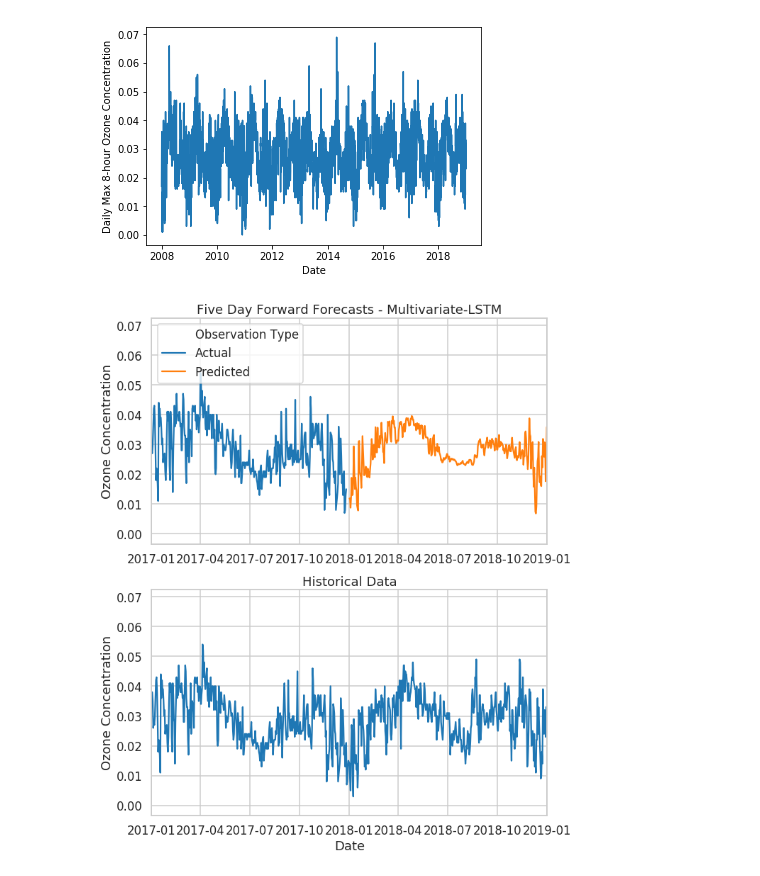
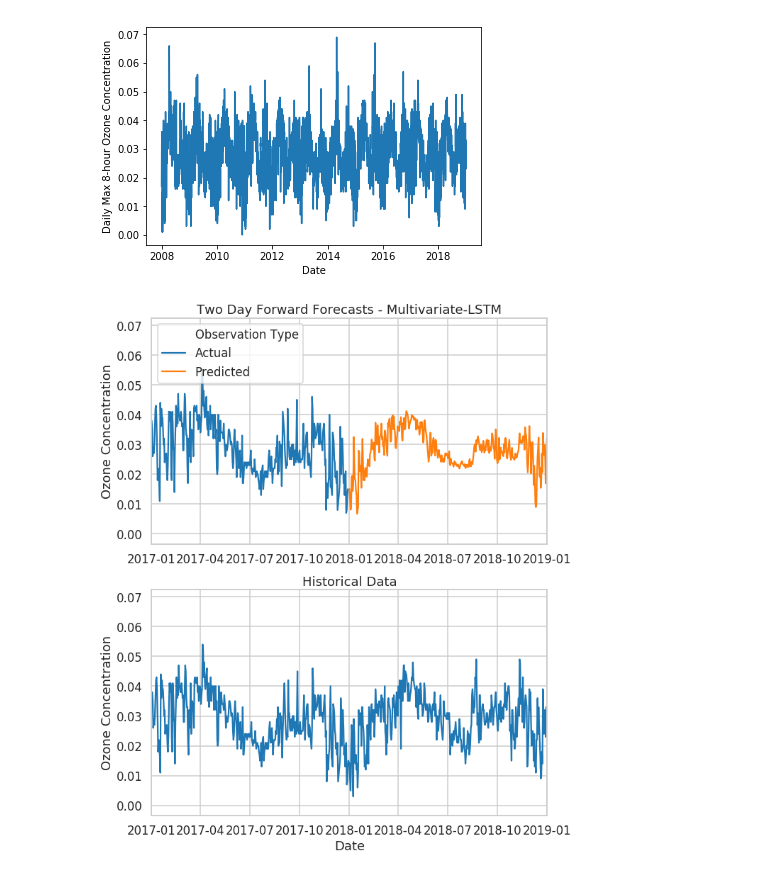
Before and after one commit to yeewill/project-5-Air-Quality-Forecast, a Jupyter notebook: 05 MultiVariable LSTM two days out.ipynb, the cells around one changed output. Drawn from its saved outputs; the diff is of its cells as text; code cells hidden in the pictures.

```diff
--- a/05 MultiVariable LSTM two days out.ipynb
+++ b/05 MultiVariable LSTM two days out.ipynb
@@ -150,7 +112,7 @@ values = values.astype('float32')
 scaler = MinMaxScaler()
 scaled = scaler.fit_transform(values)
 # frame as supervised learning
-reframed = series_to_supervised(scaled, 7, 5)
+reframed = series_to_supervised(scaled, 7, 2)
 # drop columns we don't want to predict
 
 reframed.head()
@@ -163,7 +125,7 @@ reframed.head()
 | 11 | 0.478261 | 0.020058 | 0.135773 | 0.248947 | 0.582093 | 0.810127 | 0.471455 | 0.390901 | 0.537604 | ... |
 # %%
 y = reframed.iloc[:,-11].values
-X = reframed.drop(['var1(t)','var1(t+1)','var1(t+2)','var1(t+3)','var1(t+4)'], axis =1).values
+X = reframed.drop(['var1(t)','var1(t+1)'], axis =1).values
 # split into train and test sets
 
 n_train_days = 3100
@@ -312,7 +259,7 @@ train_data['Observation Type'] = 'Actual'
 
 val_data = pd.DataFrame({
     'Ozone Concentration':val_y,
-    'Date':dataset.index[3107:-364]
+    'Date':dataset.index[3107:-361]
 })
 val_data['Observation Type'] = 'Actual'
 
@@ -340,28 +287,28 @@ sns.lineplot(x=dataset.index,y=dataset['Daily Max 8-hour Ozone Concentration'])
 # %%
 sns.set_style('whitegrid')
 sns.set_context('talk')
 
 
 plt.figure(figsize=(10,2))
 
 
 plt.subplot(2,1,2)
 plt.title('Historical Data')
 sns.lineplot(x=dataset.index,y=dataset['Daily Max 8-hour Ozone Concentration'])
 plt.xlim((pd.to_datetime('2017-01-01'),pd.to_datetime('2019-01-01')))
 plt.ylabel('Ozone Concentration')
 
 
 plt.subplot(2,1,1)
-plt.title('Five Day Forward Forecasts - Multivariate-LSTM')
+plt.title('Two Day Forward Forecasts - Multivariate-LSTM')
 sns.lineplot(x=plot_me.Date,y=plot_me['Ozone Concentration'],hue=plot_me['Observation Type'])
 plt.legend(loc='upper left')
 plt.xlim((pd.to_datetime('2017-01-01'),pd.to_datetime('2019-01-01')))
 plt.ylabel('Ozone Concentration')
 plt.subplots_adjust(left=None, bottom= -4, right=None, top=None, wspace=None, hspace=None)
 plt.xlabel('')
 
 
-plt.savefig('forecasts/multiforecast5day.png',bbox_inches="tight")
+plt.savefig('forecasts/multiforecast2day.png',bbox_inches="tight")
 # %% [output]
-[figure, old version]
+[figure, new version]
```
Also changed, not shown: parts of 6 cells of this notebook, 15 other files.
